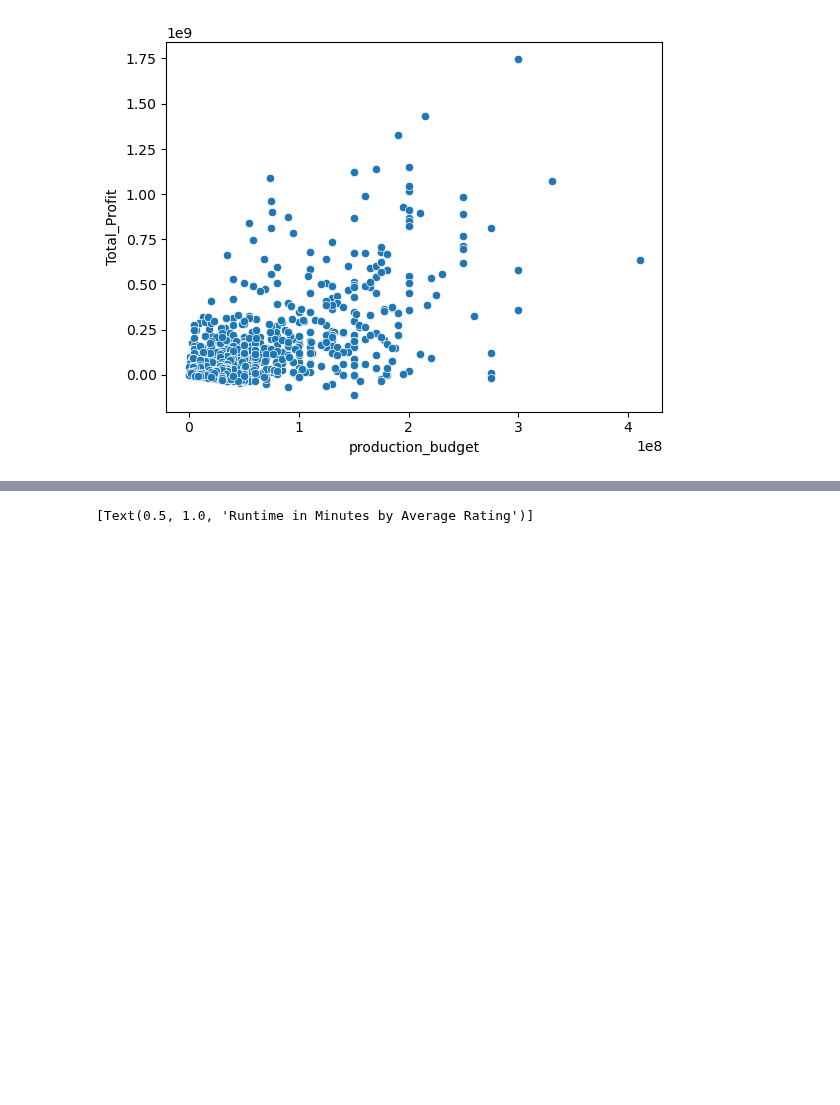
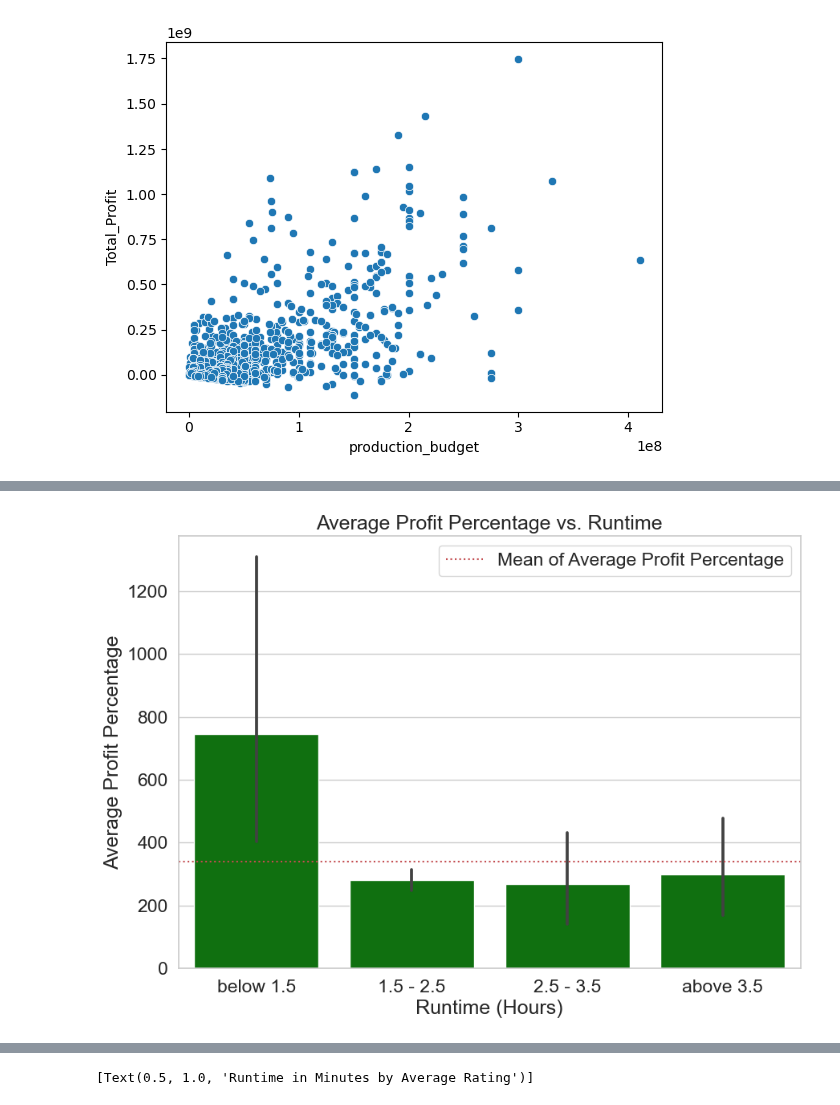
Before and after one commit to jacrivera/AI-Academy-Semester-1-Capstone-Group-5, a Jupyter notebook: Uma-Personal-Workbook.ipynb, the cells around one changed output, grey strips where cells are left out. Cells and saved outputs as stored; diff of their text form; code cells hidden in the pictures; blank space fills up the shorter version.

```diff
--- a/Final-Workbook.ipynb
+++ b/Uma-Personal-Workbook.ipynb
@@ -299,3 +357,18 @@ data=master_df);
+# %%
+# Average profit percentage vs. runtime
+fix, ax = plt.subplots()
+sns.set(rc={"figure.figsize":(10, 7)})
+sns.set_theme(style="whitegrid", font_scale=1.5)
+plot = sns.barplot(data = binned_df, x = 'runtime_bins', y = 'Profit%',
+                   color = 'green').set(title = 'Average Profit Percentage vs. Runtime')
+ax.set_xticklabels(["below 1.5","1.5 - 2.5","2.5 - 3.5","above 3.5"])
+ax.set_xlabel("Runtime (Hours)")
+ax.set_ylabel("Average Profit Percentage")
+ax.axhline(y = binned_df['Profit%'].mean(), color='r', linestyle='dotted', label = "Mean of Average Profit Percentage")
+ax.legend()
+plt.show()
+# %% [output]
+[figure, added]
 # %%
 plt.rcParams["figure.figsize"] = (20,3)
 plt.title("Histogram for averagerating")
```
Also changed, not shown: parts of 17 cells of this notebook.
